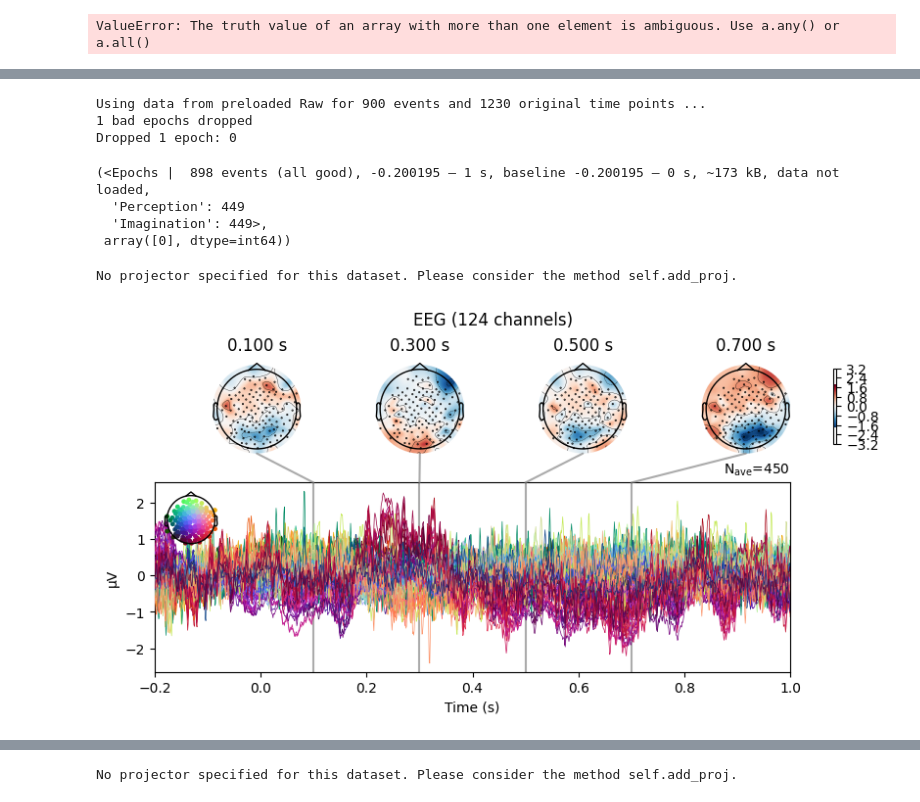
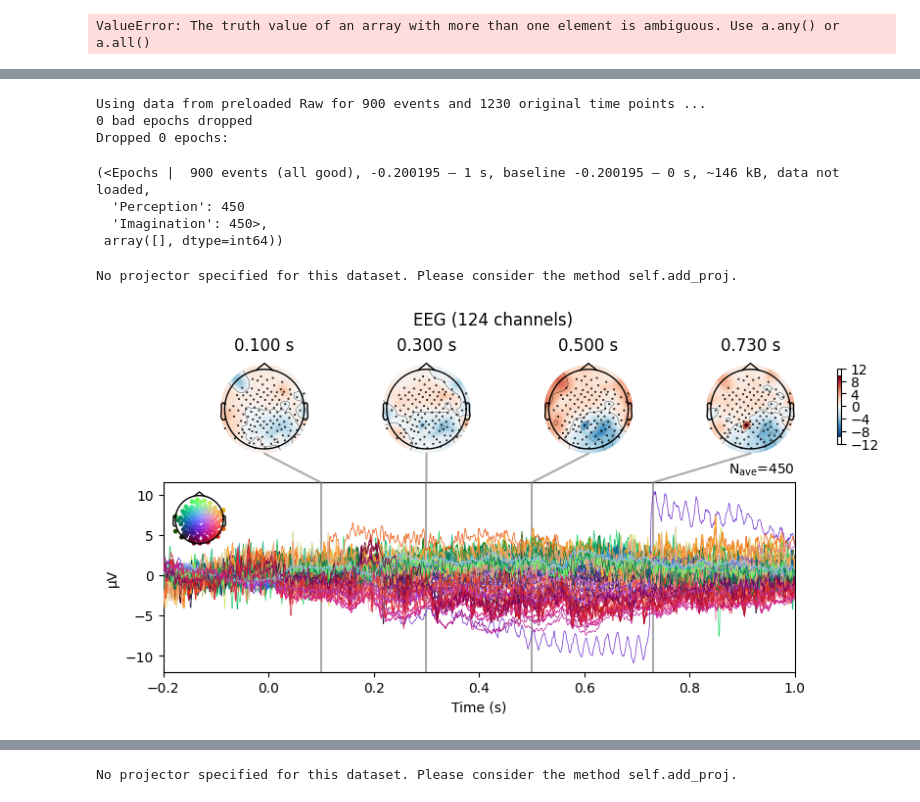
Before and after one commit to owaismujtaba/SemanticDecoding, a Jupyter notebook: Untitled-1.ipynb, the cells around one changed output, grey strips where cells are left out. Saved outputs shown, nothing was run; the diff lists cells and outputs as text; code cells hidden in the pictures.

```diff
--- a/Untitled-1.ipynb
+++ b/Untitled-1.ipynb
@@ -1,6 +1,6 @@
 # %%
 import mne
 import numpy as np
-filepath = 'C:\ImaginationPerceptionDataset\DataSet\perceptionImaginationEEG\preprocessed\sub-08\ses-03\eeg\sub8_sess3_50_ica_eeg.fif'
+filepath = '/home/owais/Projects/perceptionImaginationEEG/preprocessed/sub-010/ses-01/eeg/sub10_sess1_50_ica_eeg.fif'
 # %%
 data = mne.io.read_raw_fif(filepath, preload=True, verbose=False)
@@ -52,6 +62,6 @@ array([[      0,       0,       1],
 # %%
-newEventId = {'Perception':2, 'Imagination':1}
-epochs = mne.Epochs(data.copy(), mappedEvents[2:], event_id=newEventId, tmin=-0.2, tmax=1.0)
+newEventId = {'Perception':1, 'Imagination':2}
+epochs = mne.Epochs(data.copy(), cleanedEvents, event_id=newEventId, tmin=-0.2, tmax=1.0)
 # %% [output]
 Not setting metadata
 900 matching events found
@@ -137,14 +142,14 @@ No baseline correction applied
 epochs.equalize_event_counts(newEventId)
 # %% [output]
 Using data from preloaded Raw for 900 events and 1230 original time points ...
-1 bad epochs dropped
-Dropped 1 epoch: 0
+0 bad epochs dropped
+Dropped 0 epochs:
-(<Epochs |  898 events (all good), -0.200195 – 1 s, baseline -0.200195 – 0 s, ~173 kB, data not loaded,
-  'Perception': 449
-  'Imagination': 449>,
- array([0], dtype=int64))
+(<Epochs |  900 events (all good), -0.200195 – 1 s, baseline -0.200195 – 0 s, ~146 kB, data not loaded,
+  'Perception': 450
+  'Imagination': 450>,
+ array([], dtype=int64))
 # %%
-imagination.plot_joint([0.1,  0.3, 0.5, 0.7]);
+imagination.plot_joint([0.1,  0.3, 0.5, 0.73]);
 # %% [output]
 No projector specified for this dataset. Please consider the method self.add_proj.
-[figure, old version]
+[figure, new version]
```
Also changed, not shown: parts of 13 cells of this notebook, 2 other files.
